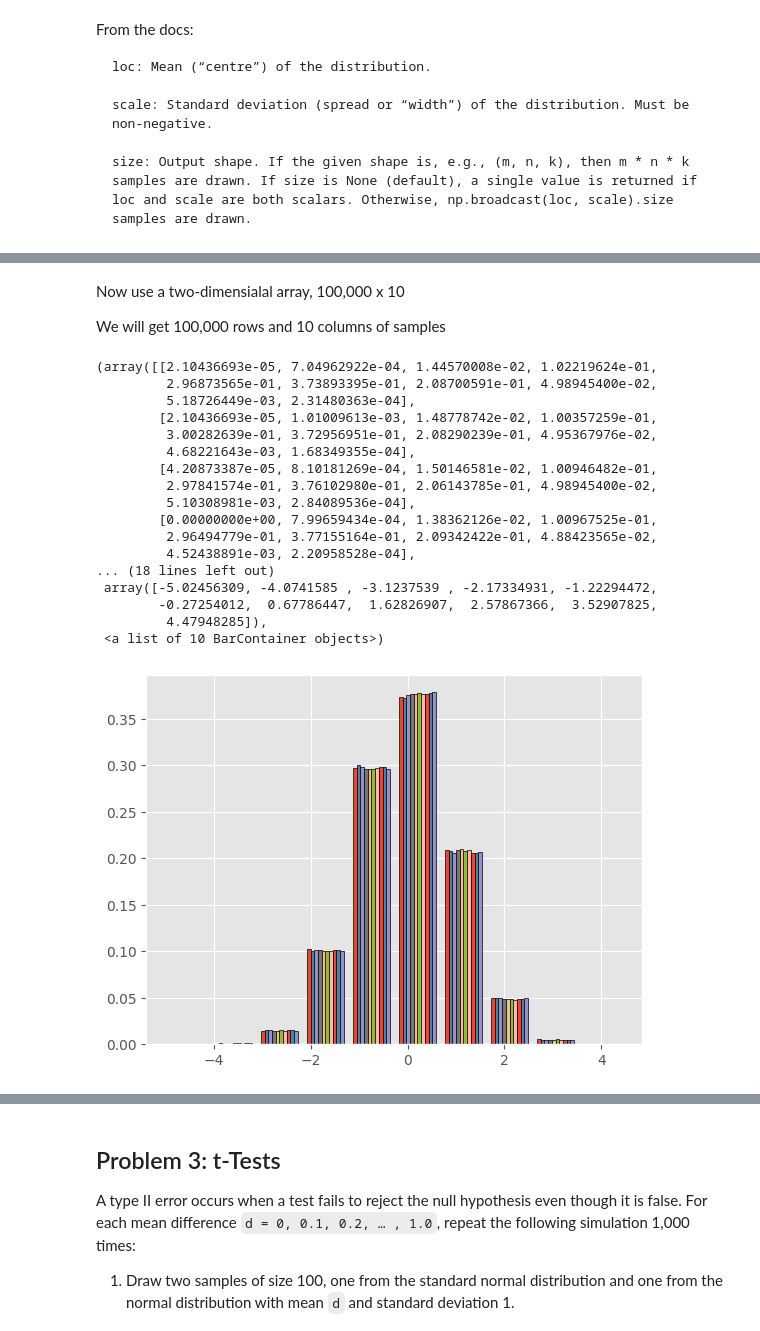
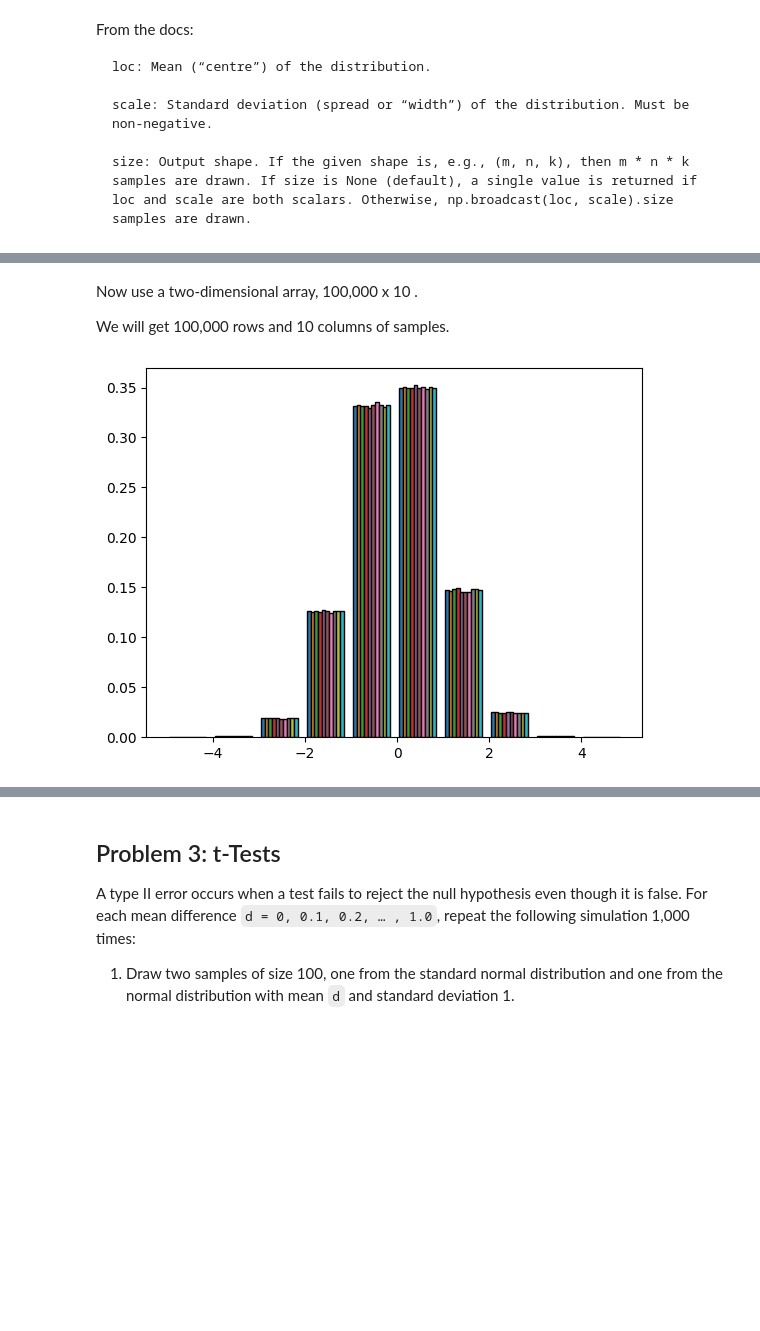
Before and after one commit to holmstead/applied_statistics, a Jupyter notebook: problems.ipynb, the cells around one changed output, grey strips where cells are left out. Saved outputs shown, nothing was run; the diff lists cells and outputs as text; code cells hidden in the pictures; blank space fills up the shorter version.

```diff
--- a/problems.ipynb
+++ b/problems.ipynb
@@ -3,13 +5,9 @@
 # %%
-# Import required libraries
-
-# https://numpy.org/doc/stable/
-import numpy as np
-
-# https://matplotlib.org/
-import matplotlib.pyplot as plt
-plt.style.use('ggplot')  # Use ggplot style
-
+# Import required libraries.
+import numpy as np                  # https://numpy.org
+import matplotlib.pyplot as plt     # https://matplotlib.org
+#plt.style.use('ggplot')
+from scipy import stats             # https://docs.scipy.org
 import math
 import itertools
 import random
@@ -289,40 +276,28 @@ ax.hist(samples, edgecolor='black', density=True) #, bins=np.linspace(-4, 4, 31)
 # %% [markdown]
-Now use a two-dimensialal array, 100,000 x 10
+Now use a two-dimensional array, 100,000 x 10 .
 
-We will get 100,000 rows and 10 columns of samples
+We will get 100,000 rows and 10 columns of samples.
 # %%
 # Define number of samples to generate, and
-num_samples = 100000
+n_samples = 100000
 sample_size = 10
 
 # Generate samples from the standard normal distribution
-samples = np.random.normal(loc=0.0, scale=1.0, size=(num_samples, sample_size))
+samples = np.random.normal(loc=0.0, scale=1.0, size=(n_samples, sample_size))
 
-# Display the samples (truncated)
-#samples
-
-# Set up plot
+# Create a figure and axis for the plot.
 fig, ax = plt.subplots()
 
-# Plot histogram
+# Plot the histogram.
 ax.hist(samples, edgecolor='black', density=True)
+
+# Decorate the plot.
+ax.set_title('', fontsize=16, fontweight='bold')
+ax.set_xlabel('', fontsize=14)
+ax.set_ylabel('', fontsize=14)
+
+# Display the plot.
+plt.show()
 # %% [output]
-(array([[2.10436693e-05, 7.04962922e-04, 1.44570008e-02, 1.02219624e-01,
-         2.96873565e-01, 3.73893395e-01, 2.08700591e-01, 4.98945400e-02,
-         5.18726449e-03, 2.31480363e-04],
-        [2.10436693e-05, 1.01009613e-03, 1.48778742e-02, 1.00357259e-01,
-         3.00282639e-01, 3.72956951e-01, 2.08290239e-01, 4.95367976e-02,
-         4.68221643e-03, 1.68349355e-04],
-        [4.20873387e-05, 8.10181269e-04, 1.50146581e-02, 1.00946482e-01,
-         2.97841574e-01, 3.76102980e-01, 2.06143785e-01, 4.98945400e-02,
-         5.10308981e-03, 2.84089536e-04],
-        [0.00000000e+00, 7.99659434e-04, 1.38362126e-02, 1.00967525e-01,
-         2.96494779e-01, 3.77155164e-01, 2.09342422e-01, 4.88423565e-02,
-         4.52438891e-03, 2.20958528e-04],
-... (18 lines left out)
- array([-5.02456309, -4.0741585 , -3.1237539 , -2.17334931, -1.22294472,
-        -0.27254012,  0.67786447,  1.62826907,  2.57867366,  3.52907825,
-         4.47948285]),
- <a list of 10 BarContainer objects>)
-[figure, old version]
+[figure, new version]
 # %% [markdown]
```
Also changed, not shown: parts of 29 cells of this notebook.
